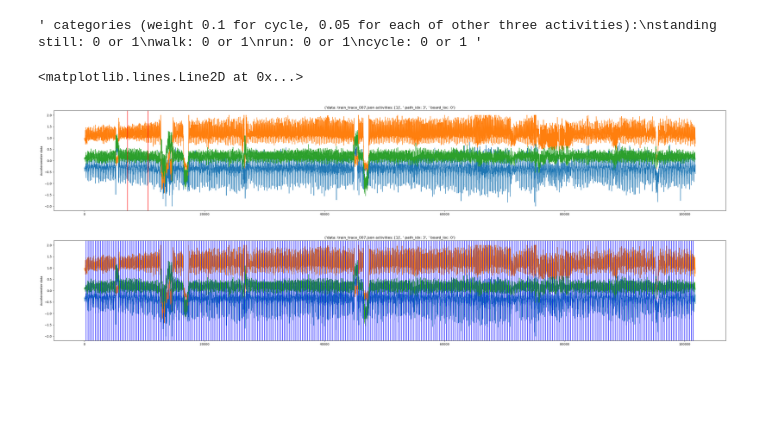
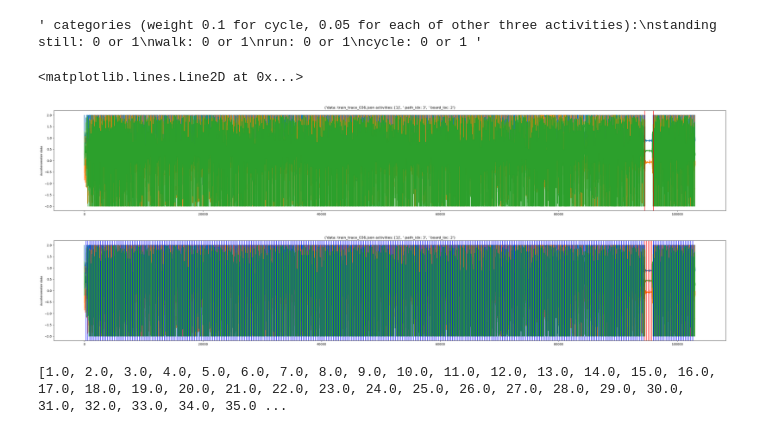
Before and after one commit to zcsun52/Mobile_Health_Exercise, a Jupyter notebook: mobile-health-2023-step-count/add_activity_label.ipynb, the cells around one changed output. Saved outputs shown, nothing was run; the diff lists cells and outputs as text; code cells hidden in the pictures; blank space fills up the shorter version.

Commit message:
update label

```diff
--- a/mobile-health-2023-step-count/add_activity_label.ipynb
+++ b/mobile-health-2023-step-count/add_activity_label.ipynb
@@ -36,44 +36,52 @@ data_win_counts = np.load(dir_loaded + 'train_data_count.npy')
 activity_labels = np.load(dir_loaded + 'train_activity_label.npy')
 filenames.sort()
 # %%
-file_id = 6
+file_id = 35
 filename = filenames[file_id]
 trace = Recording(filename, no_labels=False, mute=True)
 data_win_count = data_win_counts[file_id]
 sampling_rate = 200
 std_win = 3 #s
 window_size = round(std_win*sampling_rate)
 
 # plot
 title = "data: " + filename.split('\\')[-1] + " activities: " + str(trace.labels['activities']), " path_idx: " + str(trace.labels['path_idx']), " board_loc: " + str(trace.labels['board_loc'])
 
 fig, ax = plt.subplots(1, 1, figsize=(40, 6), sharex=True)
 ax.set_title(title)
 ax.plot(trace.data['ax'].values)
 ax.plot(trace.data['ay'].values)
 ax.plot(trace.data['az'].values)
 ax.set_ylabel('Accelerometer data')
+ax.axvline(94500, color = 'r')
+ax.axvline(96000, color = 'r')
+
+
+# ax[0].set_title(title)
+# ax[0].plot(trace.data['ax'].values)
+# ax[0].plot(trace.data['ay'].values)
+# ax[0].plot(trace.data['az'].values)
+# ax[0].set_ylabel('Accelerometer data')
+# ax[0].axvline(105900, color = 'r')
+# ax[0].axvline(113900, color = 'r')
 # ax[1].plot(trace.data['gx'].values)
 # ax[1].plot(trace.data['gy'].values)
 # ax[1].plot(trace.data['gz'].values)
+# ax[1].axvline(105900, color = 'r')
+# ax[1].axvline(113900, color = 'r')
 # ax[1].set_ylabel('Gero data')
-
-ax.axvline(7200, color = 'r')
-ax.axvline(10600, color = 'r')
 # %% [output]
 <matplotlib.lines.Line2D at 0x...>
-[figure, old version]
+[figure, new version]
 # %%
 # generating labels
 window_labels = np.zeros((data_win_count+1))
 window_labels[0] = file_id+1
-window_labels[1:] = 1
-# window_labels[1:round(7200*2/window_size)] = 1
-# window_labels[round(7200*2/window_size):round(10600*2/window_size)] = 0
-# # window_labels[round(46500*2/window_size):round(47800*2/window_size)] = 0
-# # window_labels[round(60300*2/window_size):round(111500*2/window_size)] = 1
-# # window_labels[round(111500*2/window_size):round(129500*2/window_size)] = 0
-# window_labels[round(10600*2/window_size):] = 1
+# window_labels[1:] = 1
+window_labels[1:round(94500*2/window_size)] = 1
+# window_labels[round(42000*2/window_size):round(86500*2/window_size)] = 1
+# window_labels[round(106600*2/window_size):round(107400*2/window_size)] = 0
+window_labels[round(96000*2/window_size):] = 1
 
 fig, ax = plt.subplots(1, 1, figsize=(40, 6), sharex=True)
 ax.set_title(title)
@@ -85,4 +93,4 @@ color = ['r', 'b','g','y']
 for i, label in enumerate(window_labels[1:]):
     ax.axvline((i+1)*window_size/2, color = color[int(label)])
 # %% [output]
-[figure, old version]
+[figure, new version]
@@ -92,0 +97,22 @@ with open(dir_labels+'action_labels_train.txt', 'a') as f:
+# %%
+# check if trace already saved
+with open(dir_labels+'action_labels_train.txt', 'r') as file:
+    # Read the lines from the file
+    lines = file.readlines()
+    # Iterate through the lines
+    saved_traces = []
+    for line in lines:
+        # Split the line into values, and convert them to floats or integers if needed
+        values = [float(x) for x in line.strip().split(',')]
+        saved_traces.append(values[0])
+if (file_id+1) in saved_traces:
+    print("trace already exist")
+
+# # save label to txt file
+# with open(dir_labels+'action_labels_train.txt', 'a') as f:
+#     f.write(','.join(map(str, window_labels)) + '\n')
+
+
+# print("save trace: ", file_id+1)
+# %% [output]
+[1.0, 2.0, 3.0, 4.0, 5.0, 6.0, 7.0, 8.0, 9.0, 10.0, 11.0, 12.0, 13.0, 14.0, 15.0, 16.0, 17.0, 18.0, 19.0, 20.0, 21.0, 22.0, 23.0, 24.0, 25.0, 26.0, 27.0, 28.0, 29.0, 30.0, 31.0, 32.0, 33.0, 34.0, 35.0 ...
```
Also changed, not shown: parts of 1 cell of this notebook.
